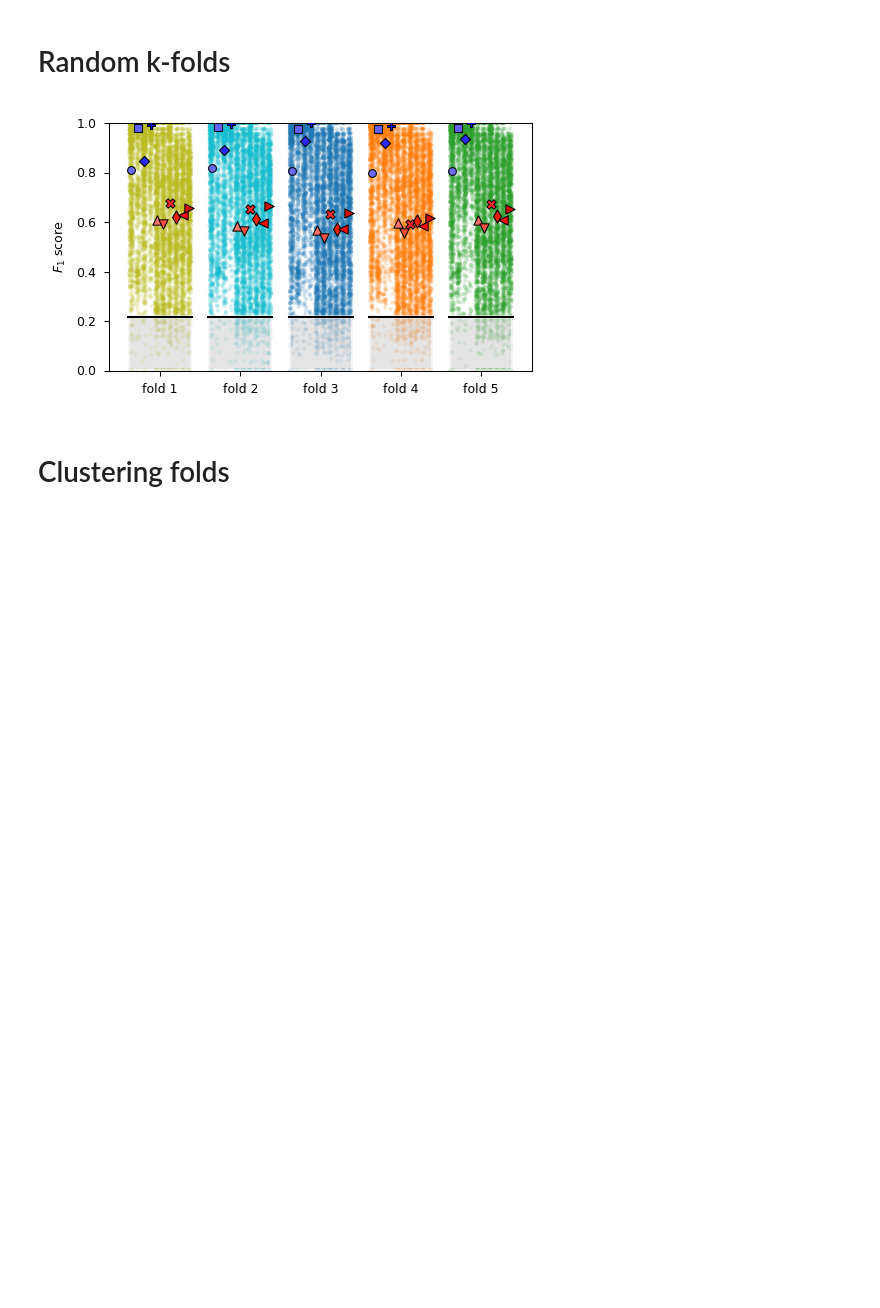
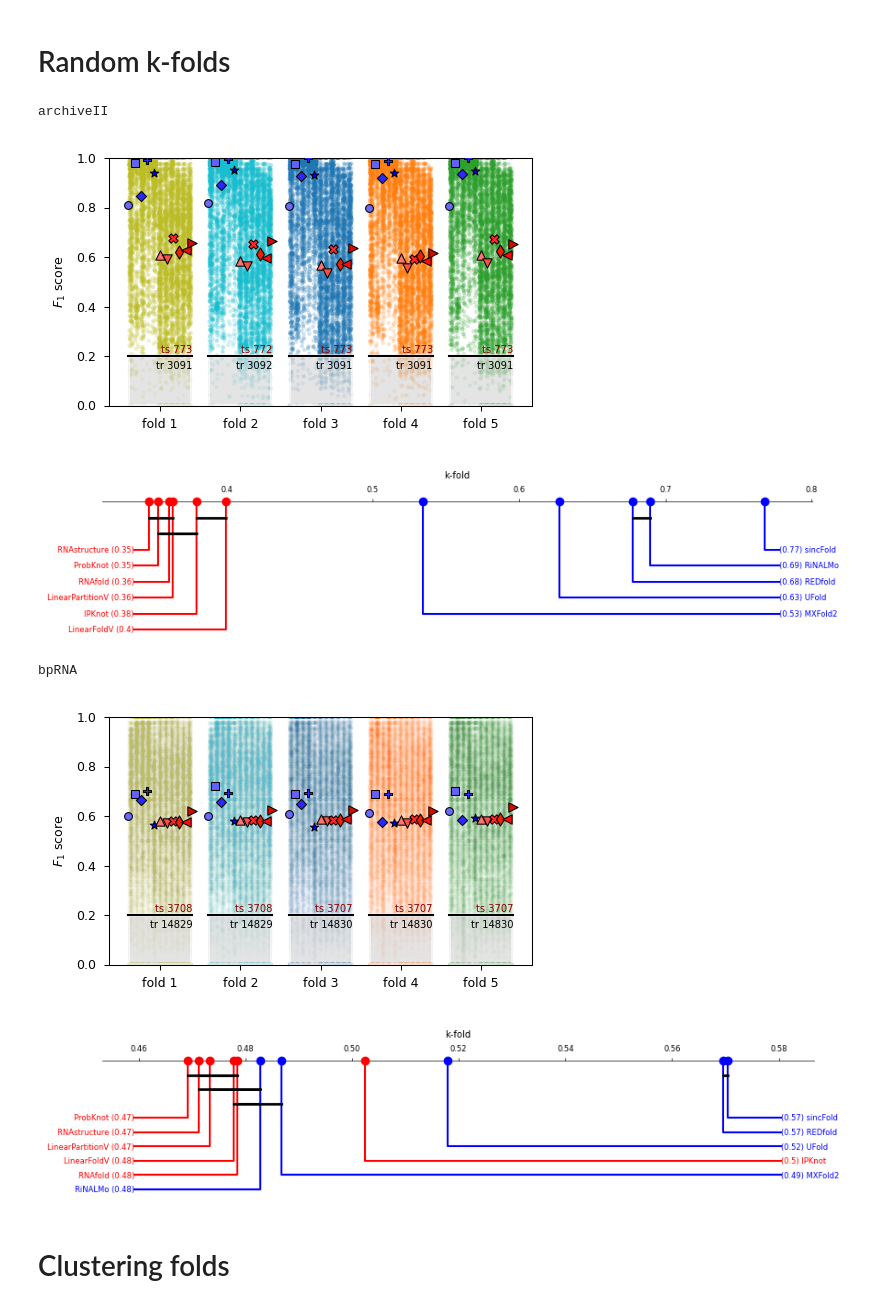
Before and after one commit to sinc-lab/xvalRNAfolding, a Jupyter notebook: src/Figure_2_strips_plot.ipynb, the cells around one changed output. Drawn from its saved outputs; the diff is of its cells as text; code cells hidden in the pictures; blank space fills up the shorter version.

```diff
--- a/src/Figure_2_strips_plot.ipynb
+++ b/src/Figure_2_strips_plot.ipynb
@@ -16,11 +34,15 @@ else:
 # %%
-# style globals
-marker_colors = ["#6A6AFA", "#6262F8", "#2929FB", "#0000FF",
+# style globals: one color/marker per method, trained (blue) then classical (red)
+METHODS = ["MxFold2", "REDfold", "UFold", "sincFold", "RiNALMo",
+           "RNAfold", "RNAstructure", "LinearFoldV", "LinearPartitionV", "ProbKnot", "IPKnot"]
+LABELS = {"MxFold2": "MXFold2"}
+marker_colors = ["#6A6AFA", "#6262F8", "#2929FB", "#2929FF", "#0000FF",
                  "#FF746C", "#FC5141", "#FF2727", "#ED2100", "#FD0A0A", "#D20E00"]
-mmarkers = ['o', 's', 'D', 'P', '^', 'v', 'X', 'd', '<', '>']
-marker_sizes = 0.1 * np.array([35, 30, 30, 45, 50, 50, 50, 50, 50, 50]) # adjusted for smaller figures
+mmarkers = ['o', 's', 'D', 'P', '*', '^', 'v', 'X', 'd', '<', '>']
+marker_sizes = 0.1 * np.array([35, 30, 30, 45, 45, 50, 50, 50, 50, 50, 50]) # adjusted for smaller figures
+STYLE = {m: dict(color=c, marker=mk, size=s) for m, c, mk, s in zip(METHODS, marker_colors, mmarkers, marker_sizes)}
 
-strip_colors = sns.color_palette("tab10") # n_colors=Nfolds just remove the last 10-Nfolds colors
+strip_colors = sns.color_palette("tab10")
 nshift = 8
 strip_colors = strip_colors[nshift:] + strip_colors[:nshift]
 
@@ -161,2 +57,0 @@ def strip_folds(summary, splits, x_, hue_, fig_size, marker_colors, strip_colors
-# %%
-dataset = pd.read_csv(f"{DATA_PATH}data/archiveII.csv", index_col="id")
@@ -174,9 +194,19 @@ summary_kfold = pd.read_pickle(DATA_PATH + f"results/summary_{partition_name}.pk
-# %%
-strip_folds(summary_kfold, splits_kfold, "fold", "method", "2in2col", marker_colors, strip_colors, include_legend=False)
-
-plt.savefig(DATA_PATH + f"figures/Fig_F1_{partition_name}.pdf", bbox_inches='tight', dpi=300)
-plt.savefig(DATA_PATH + f"figures/Fig_F1_{partition_name}.png", bbox_inches='tight', dpi=300)
-# %% [output]
-[figure, removed]
+# %%
+partition_name = "random_kfolds"
+strip_alpha = {"archiveII": 0.2, "bpRNA": 0.01} # bpRNA has ~5x more test sequences per fold
+for dataset in DATASETS:
+    print(dataset)
+    split = read_split(dataset, partition_name)
+    summary = load_summary(dataset, partition_name)
+    strip_folds(summary, split, strip_alpha=strip_alpha[dataset])
+    save(dataset, partition_name)
+    cdplot(summary, dataset, partition_name)
+# %% [output]
+archiveII
+[figure, added]
+[figure, added]
+bpRNA
+[figure, added]
+[figure, added]
 # %% [markdown]
 # Clustering folds
```
Also changed, not shown: parts of 27 cells of this notebook, 11 other files.
